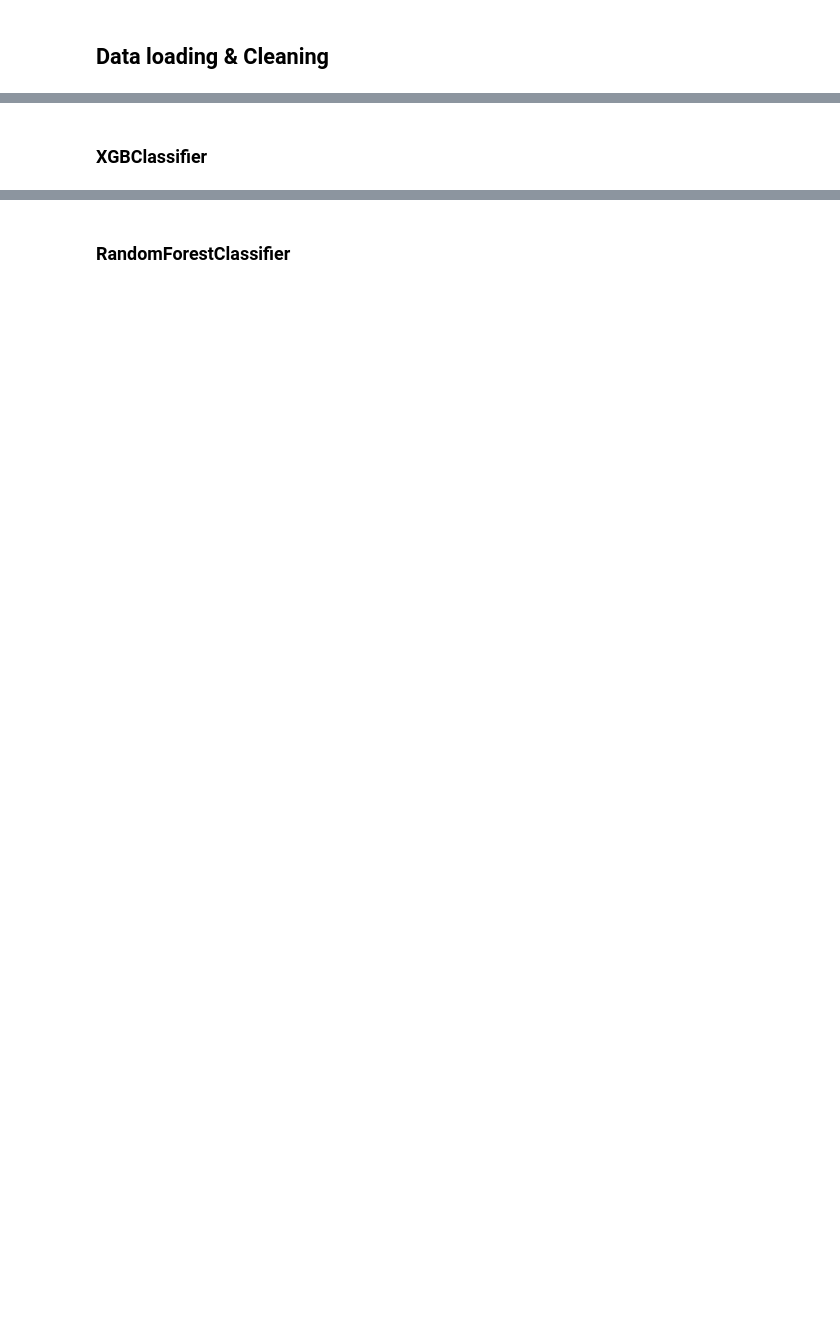
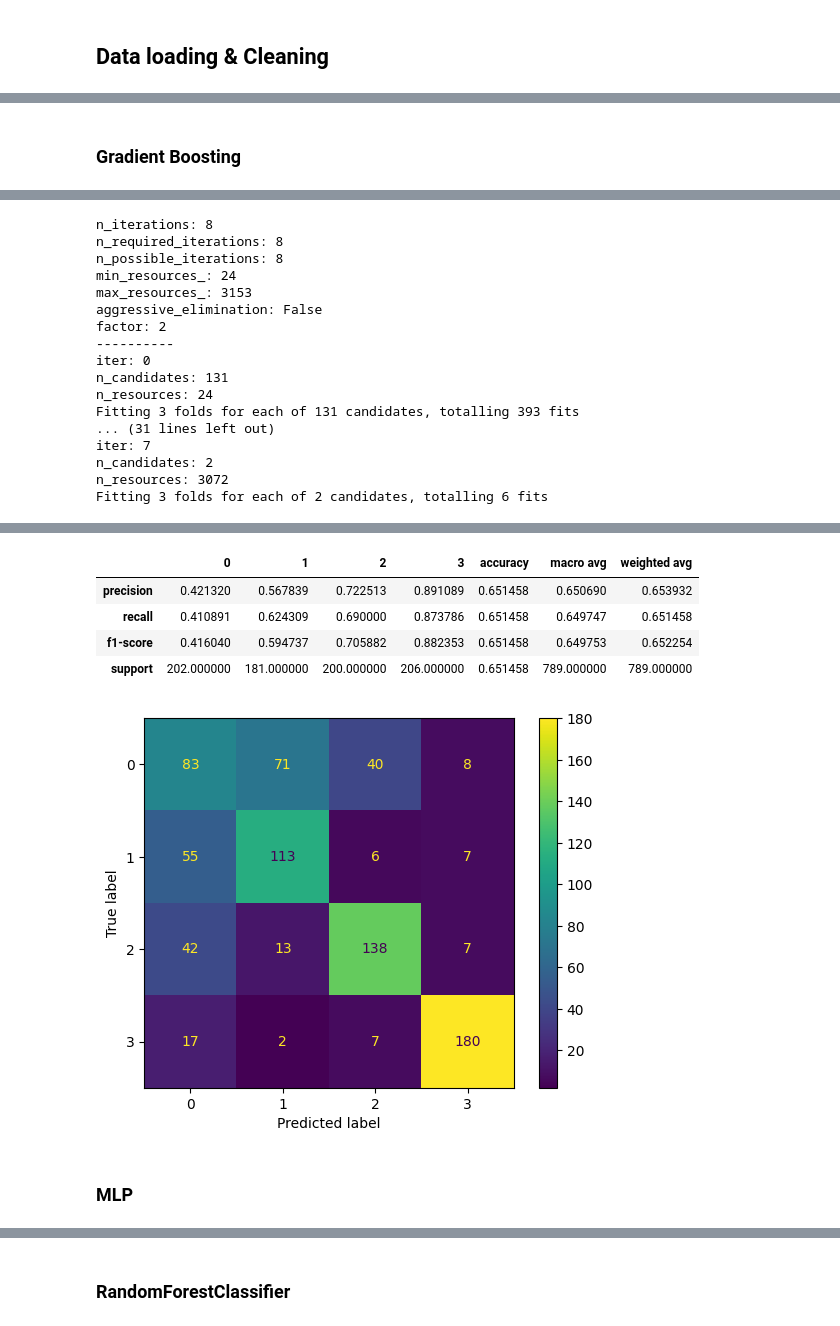
Before and after one commit to Kitsumetri/nlp_hse_lab, a Jupyter notebook: reuters_analyze.ipynb, the cells around one changed output, grey strips where cells are left out. Saved outputs shown, nothing was run; the diff lists cells and outputs as text; code cells hidden in the pictures; blank space fills up the shorter version.

```diff
--- a/reuters_analyze.ipynb
+++ b/reuters_analyze.ipynb
@@ -412,0 +387,5 @@ experement_step(classifiers[0], preprocess_params, train_params, *packed_data_fr
+# %% [markdown]
+### Gradient Boosting
+# %%
+test_classifier(classifiers[1], train_params, *split_data)
+# %% [output]
@@ -412,0 +393,17 @@ experement_step(classifiers[0], preprocess_params, train_params, *packed_data_fr
+n_iterations: 8
+n_required_iterations: 8
+n_possible_iterations: 8
+min_resources_: 24
+max_resources_: 3153
+aggressive_elimination: False
+factor: 2
+----------
+iter: 0
+n_candidates: 131
+n_resources: 24
+Fitting 3 folds for each of 131 candidates, totalling 393 fits
+... (31 lines left out)
+iter: 7
+n_candidates: 2
+n_resources: 3072
+Fitting 3 folds for each of 2 candidates, totalling 6 fits
@@ -413,2 +419,8 @@ experement_step(classifiers[0], preprocess_params, train_params, *packed_data_fr
+|  | 0 | 1 | 2 | 3 | accuracy | macro avg | weighted avg |
+| precision | 0.421320 | 0.567839 | 0.722513 | 0.891089 | 0.651458 | 0.650690 | 0.653932 |
+| recall | 0.410891 | 0.624309 | 0.690000 | 0.873786 | 0.651458 | 0.649747 | 0.651458 |
+| f1-score | 0.416040 | 0.594737 | 0.705882 | 0.882353 | 0.651458 | 0.649753 | 0.652254 |
+| support | 202.000000 | 181.000000 | 200.000000 | 206.000000 | 0.651458 | 789.000000 | 789.000000 |
+[figure, added]
 # %% [markdown]
-### XGBClassifier
+### MLP
```
Also changed, not shown: parts of 30 cells of this notebook, 6 other files.
